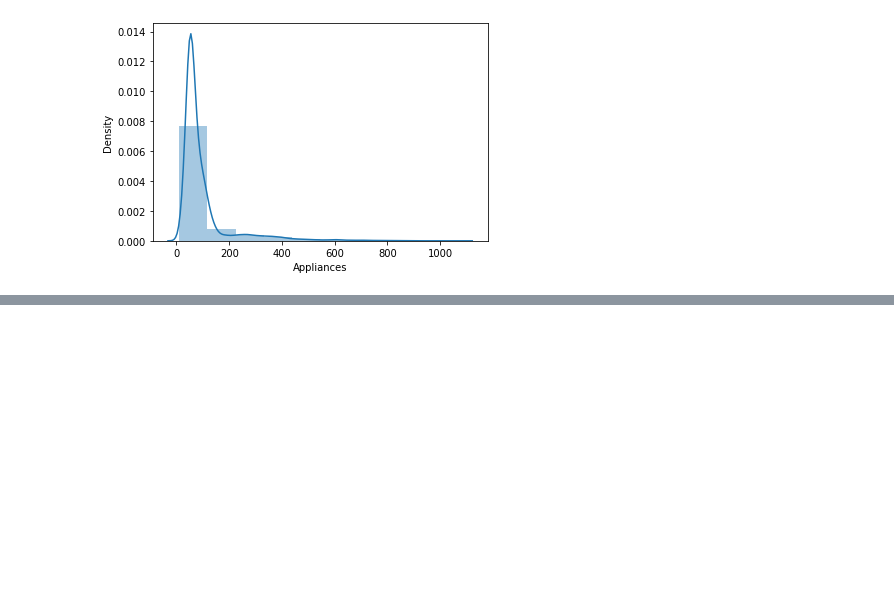
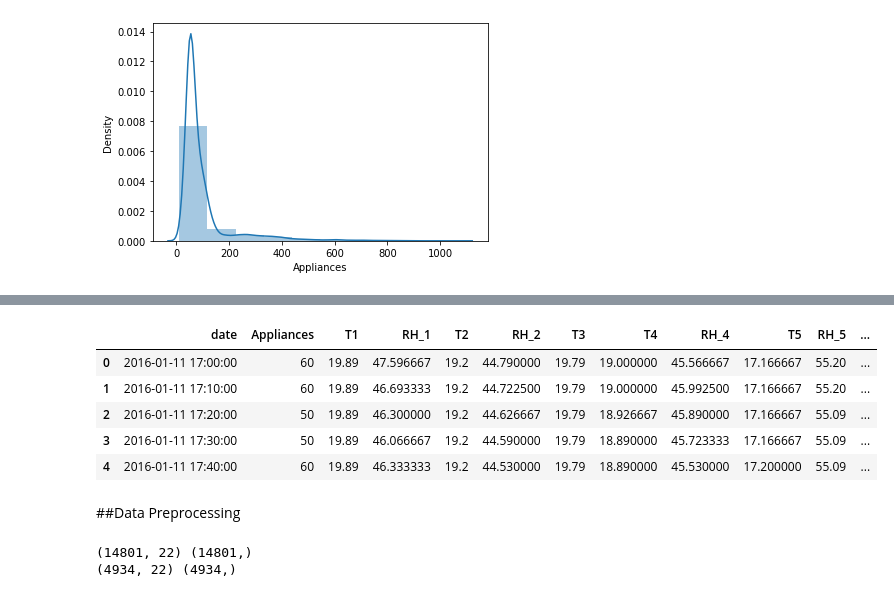
Before and after one commit to SurajSP99/Appliances_Energy_prediction, a Jupyter notebook: Appliances_Energy_Prediction.ipynb, the cells around one changed output, grey strips where cells are left out. Cells and saved outputs as stored; diff of their text form; code cells hidden in the pictures; blank space fills up the shorter version.

```diff
--- a/Appliances_Energy_Prediction.ipynb
+++ b/Appliances_Energy_Prediction.ipynb
@@ -183,0 +236,14 @@ sns.heatmap(corr, mask = mask, fmt = '.2f', annot = True)
+# %%
+# Dropping the features based on above conclusion.
+
+df.drop(['T9', 'T6', 'RH_3', 'rv1', 'rv2', 'Visibility'], axis = 1 , inplace = True)
+df.head()
+# %% [output]
+|  | date | Appliances | T1 | RH_1 | T2 | RH_2 | T3 | T4 | RH_4 | T5 | RH_5 | ... |
+| 0 | 2016-01-11 17:00:00 | 60 | 19.89 | 47.596667 | 19.2 | 44.790000 | 19.79 | 19.000000 | 45.566667 | 17.166667 | 55.20 | ... |
+| 1 | 2016-01-11 17:10:00 | 60 | 19.89 | 46.693333 | 19.2 | 44.722500 | 19.79 | 19.000000 | 45.992500 | 17.166667 | 55.20 | ... |
+| 2 | 2016-01-11 17:20:00 | 50 | 19.89 | 46.300000 | 19.2 | 44.626667 | 19.79 | 18.926667 | 45.890000 | 17.166667 | 55.09 | ... |
+| 3 | 2016-01-11 17:30:00 | 50 | 19.89 | 46.066667 | 19.2 | 44.590000 | 19.79 | 18.890000 | 45.723333 | 17.166667 | 55.09 | ... |
+| 4 | 2016-01-11 17:40:00 | 60 | 19.89 | 46.333333 | 19.2 | 44.530000 | 19.79 | 18.890000 | 45.530000 | 17.200000 | 55.09 | ... |
+# %% [markdown]
+##Data Preprocessing
@@ -183,0 +260,9 @@ sns.heatmap(corr, mask = mask, fmt = '.2f', annot = True)
+# %%
+# Checking the shape of train dataset
+print(X_train.shape,Y_train.shape)
+
+# Checking the shape of test dataset
+print(X_test.shape, Y_test.shape)
+# %% [output]
+(14801, 22) (14801,)
+(4934, 22) (4934,)
```
Also changed, not shown: parts of 10 cells of this notebook.
